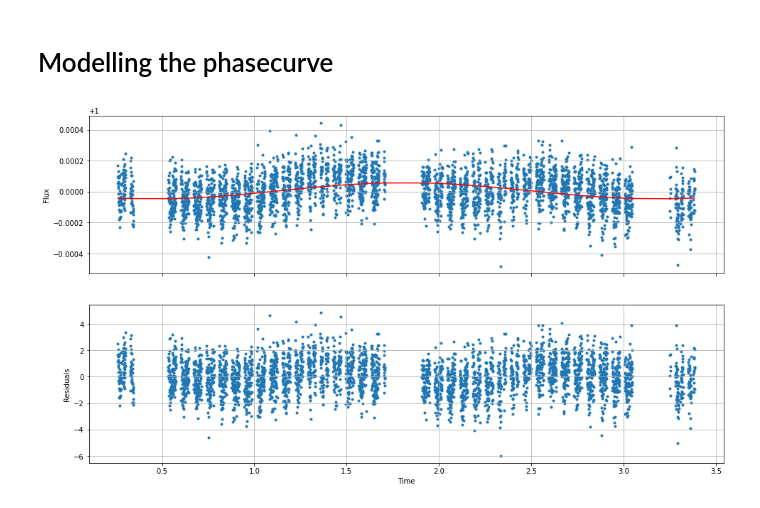
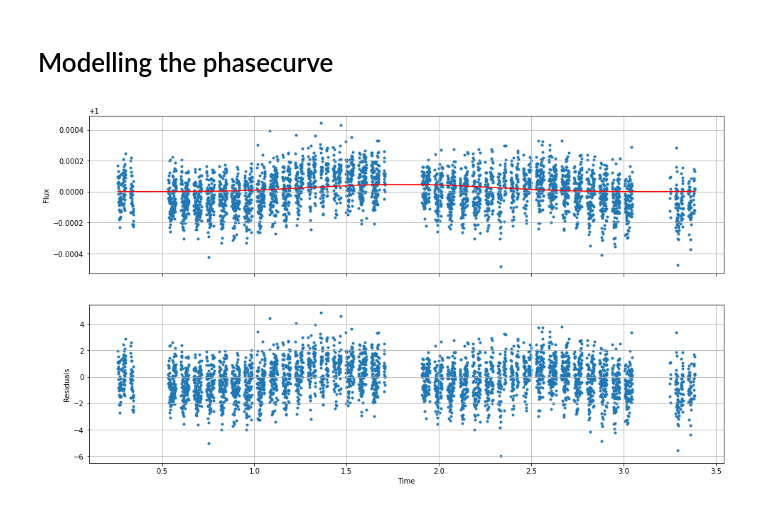
Before and after one commit to Jayshil/pycheops-tutorials, a Jupyter notebook: WASP-189/Phase_curves/p1_wasp189_phase_curve.ipynb, the cells around one changed output. Cells and saved outputs as stored; diff of their text form; code cells hidden in the pictures.

Commit message:
Phase curve with reflection model

```diff
--- a/WASP-189/Phase_curves/p1_wasp189_phase_curve.ipynb
+++ b/WASP-189/Phase_curves/p1_wasp189_phase_curve.ipynb
@@ -249,7 +249,7 @@ RMS after = 106.9 ppm
 # %%
 # Defining a chi square minimization function
 def _chisq_prior(pars, *args):
-    r = (fl - Model1.eval(pars, t = tim))/fle
+    r = (fl - Model1.eval(pars, t = tim) - 1)/fle
     for p in pars:
         u = pars[p].user_data
         if isinstance(u, UFloat):
@@ -257,31 +257,33 @@ def _chisq_prior(pars, *args):
     return r
 # %%
 # Creating a model
-Model1 = ThermalPhaseModel()
+Model1 = ReflectionModel()
 
 # Adding parameters to the model
 pars = Model1.make_params()
 pars.add("P", value = 2.7240338, vary=False)
 pars.add("T_0", value = T_0, vary=False)
-pars.add("a_th", value = 0.01, vary = True)
-pars.add("b_th", value = -0.01, vary = True)
-pars.add("c_th", value = 0.01, vary = True)
+pars.add("A_g", value = 0.1, min=0., max=1., vary = True)
+pars.add("r_p", value = 1/4.70267804, vary = False)
+pars.add("f_c", value = 0., vary = False)
+pars.add("f_s", value = 0., vary = False)
+pars.add("sini", value = 0.99568523, vary=False)
 # %%
 result = minimize(_chisq_prior, pars, nan_policy = "propagate", args = (Model1, tim, fl, fle))
 flux_model = Model1.eval(result.params, t = tim)
 residuals = result.residual
 
 figure, ax = plt.subplots(2, 1, sharex = True, figsize=(16,9))
 ax[0].scatter(tim, fl, marker='.')
-ax[0].plot(tim, flux_model, "r")
+ax[0].plot(tim, flux_model + 1, "r")
 ax[1].scatter(tim, residuals, marker='.')
 ax[0].set_ylabel("Flux")
 ax[1].set_ylabel("Residuals")
 ax[1].set_xlabel("Time")
 ax[1].grid()
 ax[0].grid()
 # %% [output]
-[figure, old version]
+[figure, new version]
 # %%
 result.params
 # %% [output]
```
Also changed, not shown: parts of 2 cells of this notebook.
